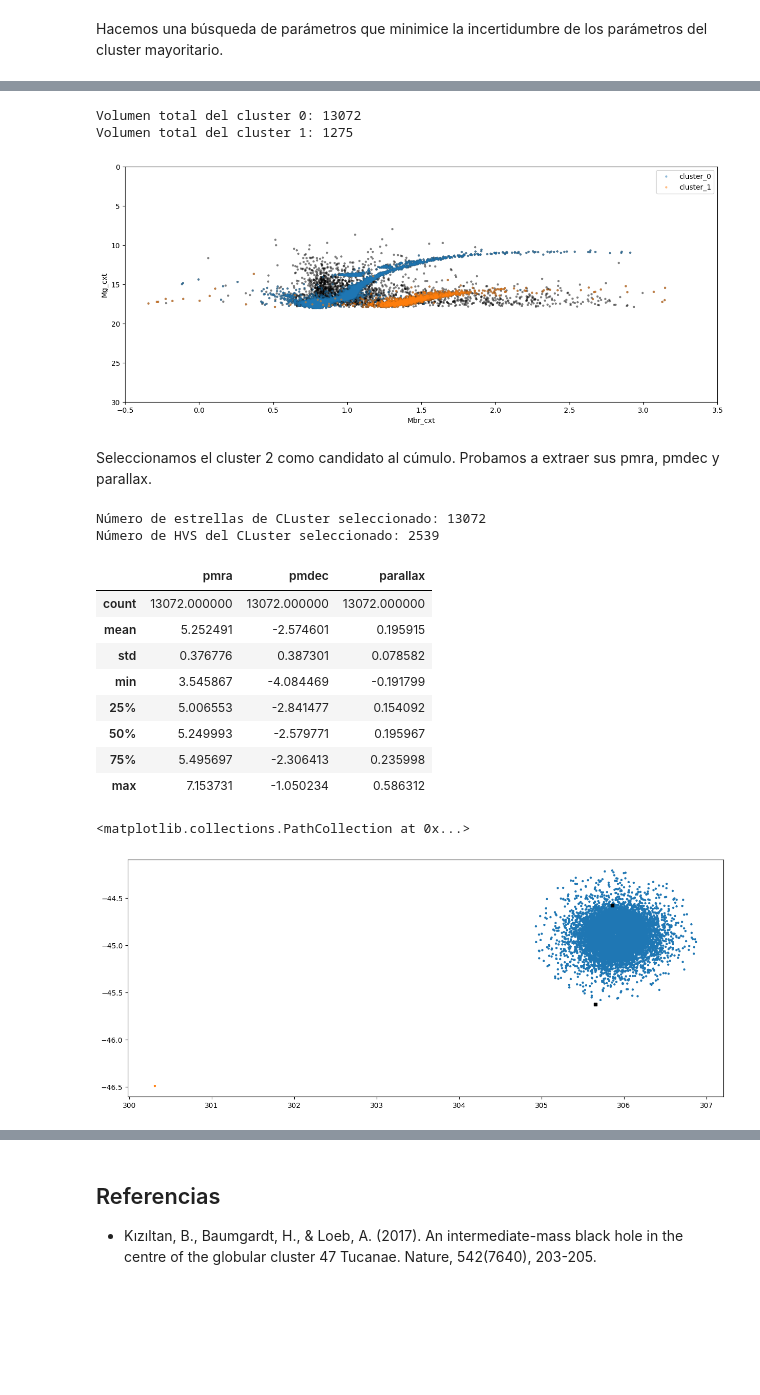
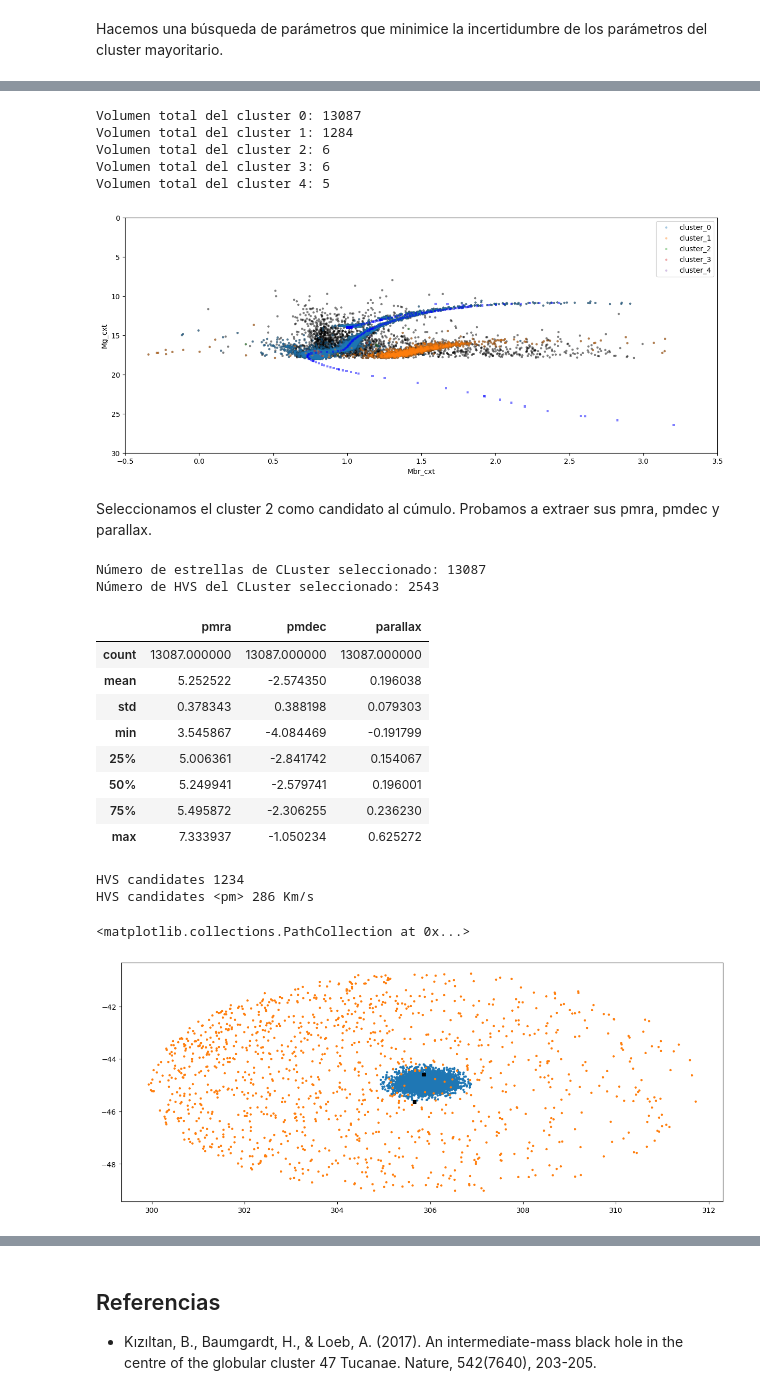
Before and after one commit to santhiperbolico/tfm-ucm-code, a Jupyter notebook: notebooks/Resultados Previos.ipynb, the cells around one changed output, grey strips where cells are left out. Saved outputs shown, nothing was run; the diff lists cells and outputs as text; code cells hidden in the pictures; blank space fills up the shorter version.

```diff
--- a/notebooks/Resultados Previos.ipynb
+++ b/notebooks/Resultados Previos.ipynb
@@ -295,6 +295,7 @@ columns = ["Zini", "MH", "logAge", "Mini","int_IMF", "Mass",   "logL", "logTe",
 
 # Definir el nombre del archivo
 file_path = "output17602120599.dat.txt"
+file_path = "output258596335844.dat.txt"
 
 # Contar cuántas líneas de encabezado hay
 with open(file_path, "r") as file:
@@ -371,6 +372,28 @@ Hacemos una búsqueda de parámetros que minimice la incertidumbre de los parám
 # Probar diferentes combinaciones de eps y min_samples
 best_score = 1e6
 best_params = None
+
+def get_main_cluster(labels: np.ndarray) -> int:
+    """
+    Función que calcula el cluster mayoritario
+    """
+    unique_lab = np.unique(labels[labels > -1])
+    j = np.argmax(np.bincount(labels[labels > -1]))
+    return unique_lab[j]
+
+
+def score_cluster(df:pd.DataFrame, columns: list[str], labels: np.ndarray) -> np.ndarray:
+    """
+    Función que devuelve al suma de la dispersión de las columnas para cada cluster
+    definido en labels
+    """
+    unique_lab = np.unique(labels[labels > -1])
+    score = np.zeros(unique_lab.size)
+
+    for i, lab in enumerate(unique_lab):
+        gc = df[labels == lab]
+        score[i] = gc[columns].describe().loc["std"].sum()
+    return score
 
 
 
@@ -381,11 +404,8 @@ for eps in np.linspace(0.1, 1.0, 10):  # Probar distintos eps
 
         # Ignorar resultados con solo un cluster o solo ruido (-1)
         if len(set(labels[labels > -1])) > 1:
-            unique_lab = np.unique(labels[labels > -1])
-            j = np.argmax(np.bincount(labels[labels > -1]))
-            mask = labels == unique_lab[j]
             gc = df[mask]
-            score = gc[COLS].describe().loc["std"].sum()
+            score = np.median(score_cluster(df, COLS, labels))
             if score < best_score:
                 best_score = score
                 best_params = (eps, min_samples)
@@ -426,10 +449,10 @@ fig, ax = plt.subplots(figsize=(15, 6))
 plt.scatter(x=df.bp_rp, y=df.phot_g_mean_mag,s=10, c="k", edgecolor='none', alpha=0.5)
 for label in np.unique(labels[labels >-1]):
     mask_i = labels == label
-    plt.scatter(x=df.bp_rp[mask_i], y=df.phot_g_mean_mag[mask_i],s=10, edgecolor='none', alpha=0.5, label=f"cluster_{label}")
+    plt.scatter(x=df.bp_rp[mask_i], y=df.phot_g_mean_mag[mask_i],s=10, edgecolor='none', alpha=0.4, label=f"cluster_{label}")
     print(f"Volumen total del cluster {label}: %d" % mask_i.sum())
 
-
+plt.scatter(x=df_isc["G_BPmag"] - df_isc["G_RPmag"] + E_BP_RP , y=df_isc["Gmag"] + Mm,s=10, c="b", marker="s", edgecolor='none', alpha=0.5)
 # Etiquetas de los ejes
 ax.set_xlabel('Mbr_cxt')
 ax.set_ylabel('Mg_cxt')
@@ -442,46 +465,53 @@ plt.gca().invert_yaxis()
 plt.legend()
 plt.show()
 # %% [output]
-Volumen total del cluster 0: 13072
-Volumen total del cluster 1: 1275
+Volumen total del cluster 0: 13087
+Volumen total del cluster 1: 1284
+Volumen total del cluster 2: 6
+Volumen total del cluster 3: 6
+Volumen total del cluster 4: 5
-[figure, old version]
+[figure, new version]
 # %% [markdown]
 Seleccionamos el cluster 2 como candidato al cúmulo. Probamos a extraer sus pmra, pmdec y parallax.
 # %%
-unique_lab = np.unique(labels[labels > -1])
-j = np.argmax(np.bincount(labels[labels > -1]))
-mask = labels == unique_lab[j]
+mask = labels == get_main_cluster(labels)
 gc = df[mask]
 
 print("Número de estrellas de CLuster seleccionado: %d" % gc.shape[0])
 print("Número de HVS del CLuster seleccionado: %d" % gc[gc.pm_kms>200].shape[0])
 display(gc[["pmra", "pmdec", "parallax"]].describe())
 # %% [output]
-Número de estrellas de CLuster seleccionado: 13072
-Número de HVS del CLuster seleccionado: 2539
+Número de estrellas de CLuster seleccionado: 13087
+Número de HVS del CLuster seleccionado: 2543
 |  | pmra | pmdec | parallax |
-| count | 13072.000000 | 13072.000000 | 13072.000000 |
-| mean | 5.252491 | -2.574601 | 0.195915 |
-| std | 0.376776 | 0.387301 | 0.078582 |
+| count | 13087.000000 | 13087.000000 | 13087.000000 |
+| mean | 5.252522 | -2.574350 | 0.196038 |
+| std | 0.378343 | 0.388198 | 0.079303 |
 | min | 3.545867 | -4.084469 | -0.191799 |
-| 25% | 5.006553 | -2.841477 | 0.154092 |
-| 50% | 5.249993 | -2.579771 | 0.195967 |
-| 75% | 5.495697 | -2.306413 | 0.235998 |
-| max | 7.153731 | -1.050234 | 0.586312 |
+| 25% | 5.006361 | -2.841742 | 0.154067 |
+| 50% | 5.249941 | -2.579741 | 0.196001 |
+| 75% | 5.495872 | -2.306255 | 0.236230 |
+| max | 7.333937 | -1.050234 | 0.625272 |
 # %%
 CATALOGO_6 = dfr6_c1
-
+factor_sigma = 2
+hvs_pm = 10
 fig, ax = plt.subplots(figsize=(15, 6))
-mask_p = (CATALOGO_6.parallax > gc.parallax.mean() - 2 * gc.parallax.std()) & (CATALOGO_6.parallax < gc.parallax.mean() + 2 * gc.parallax.std())
+mask_p = (CATALOGO_6.parallax > gc.parallax.mean() - factor_sigma * gc.parallax.std()) & (CATALOGO_6.parallax < gc.parallax.mean() + factor_sigma * gc.parallax.std())
 #mask_p = (CATALOGO_6.parallax > 0.09) & (CATALOGO_6.parallax < 0.45)
-mask_hvs = ((CATALOGO_6.pmra.abs() > 50) | (CATALOGO_6.pmdec.abs() > 50)) & mask_p
+mask_hvs = ((CATALOGO_6.pm.abs() > hvs_pm)) & mask_p
+#mask_hvs = mask_p
+print("HVS candidates %d" % mask_hvs.sum())
+print("HVS candidates <pm> %d Km/s" % CATALOGO_6[mask_hvs].pm_kms.median())
 
 plt.scatter(gc.l.values, gc.b.values, s=10, edgecolor='none', label="test")
 plt.scatter(CATALOGO_6.l.values[mask_hvs], CATALOGO_6.b.values[mask_hvs], s=10, edgecolor='none', label="test")
 plt.scatter(df_x.lii.values, df_x.bii.values, marker="s", s=20, color="k")
 # %% [output]
-<matplotlib.collections.PathCollection at 0x...>
+HVS candidates 1234
+HVS candidates <pm> 286 Km/s
+<matplotlib.collections.PathCollection at 0x...>
-[figure, old version]
+[figure, new version]
 # %%
 fig, ax = plt.subplots(figsize=(8, 5))
 
```
Also changed, not shown: parts of 7 cells of this notebook, 1 other file.
